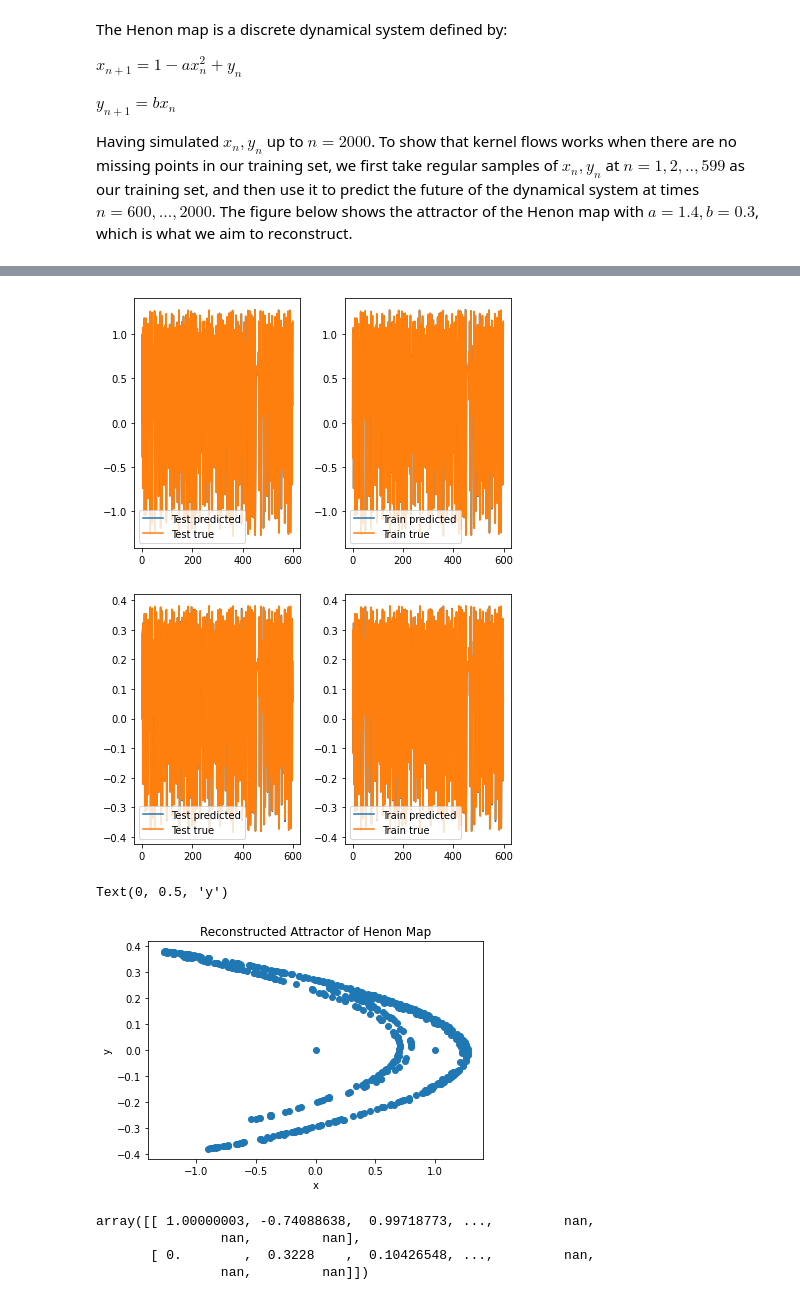
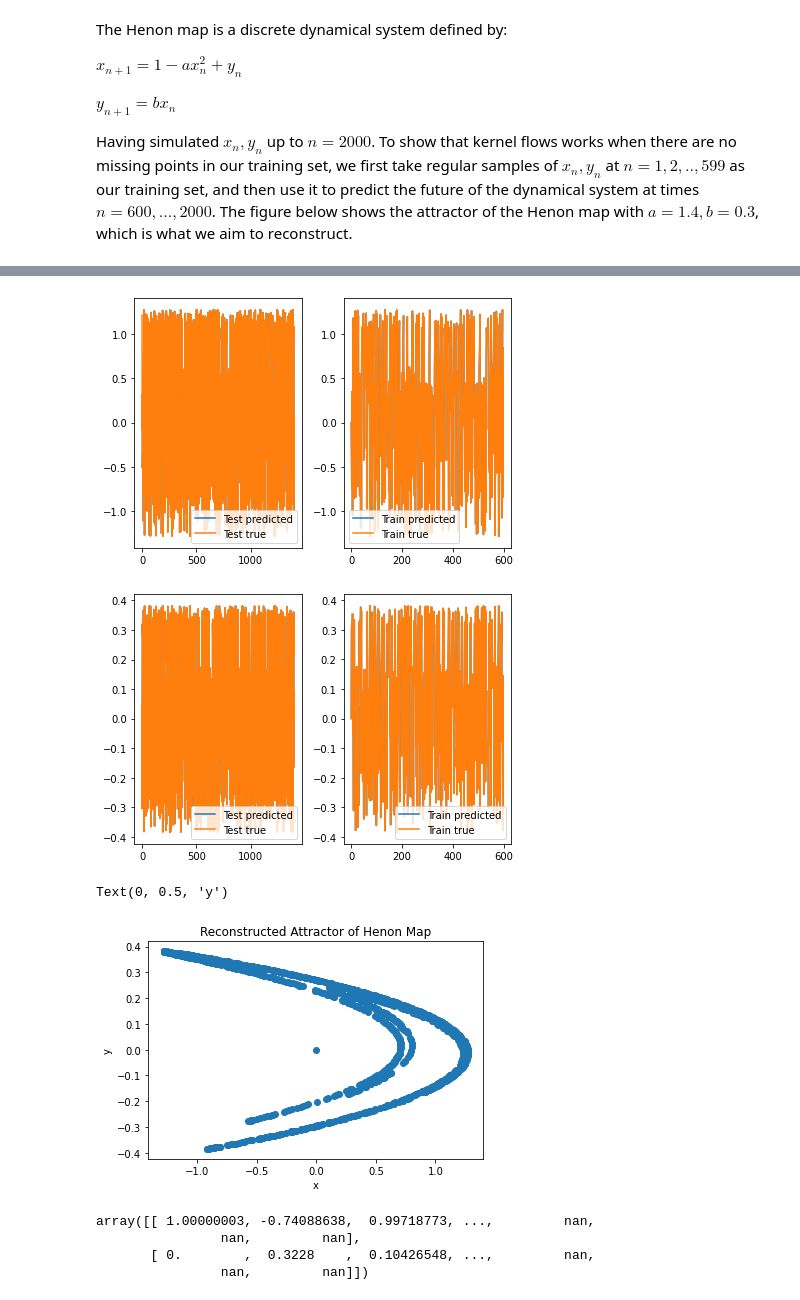
Before and after one commit to jlee1998/Kernel-Flows-for-Irregular-Time-Series, a Jupyter notebook: Kernel_Flows_for_Irregular_Time_Series.ipynb, the cells around one changed output, grey strips where cells are left out. Drawn from its saved outputs; the diff is of its cells as text; code cells hidden in the pictures.

```diff
--- a/Kernel_Flows_for_Irregular_Time_Series.ipynb
+++ b/Kernel_Flows_for_Irregular_Time_Series.ipynb
@@ -258,7 +258,7 @@ def Henon(T, dt, N_sims,a,b):
     N_t  = int(T//dt)
     sims = np.zeros((N_sims, N_t, 2))
     for i in range(1,N_t):
-      sims[:, i] = np.array([1-a*sims[:,i-1,0]**2+sims[:,i-1,1],b*sims[:,i-1,0]]).T
+      sims[:, i] = np.array([1-a*(1-a*sims[:,i-1,0]**2+sims[:,i-1,1])**2+b*sims[:,i-1,0],b*(1-a*sims[:,i-1,0]**2+sims[:,i-1,1])]).T
     return sims.astype(np.float32)
 # %%
 # generate dataset
@@ -266,7 +266,7 @@ Data = Henon(T=200, dt=0.1,N_sims=1,a=1.4,b=0.3)[0]
 #train test split
 observed_data= Data[0::2]
 train_data = Data[:600,:].T
-test_data = Data[:600,:].T
+test_data = Data[600:,:].T
 #times
 Times = np.linspace(1,2000-1,2000-1)
 #take random subset
@@ -396,6 +402,9 @@ def rho(parameters, matrix_data, Y_data, sample_indices,  kernel_keyword= "RBF",
     #print(1-top/bottom)
     return 1 - top/bottom
 
+
+
+
 def l2(parameters, matrix_data, Y, batch_indices, sample_indices, kernel_keyword = "RBF"):
     X_sample = matrix_data[sample_indices]
     Y_sample = Y[sample_indices]
@@ -497,6 +506,7 @@ class KernelFlowsP():
                 adaptive_counter= 0
 
             # Create a batch and a sample
+            #print(X.shape)
             sample_indices, batch_indices = batch_creation(X, batch_size, sample_proportion = sample_size)
             X_data = X[batch_indices]
             Y_data = Y[batch_indices]
@@ -721,14 +731,11 @@ def test_error_model_anl3(test_data,train_X,delay,k_matrix,A,param,normalize):
 
 
 if __name__ == '__main__':
-    #train_data = np.load('POD_Coeffs_train.npy')
-    #test_data = np.load('POD_Coeffs_test.npy')
 
     # Set delay
-    delay = 2
-    regu_lambda = 1000
-    noptsteps = 5000
-    #noptsteps = len(train_times)
+    delay = 1
+    regu_lambda = 0.0000001
+    noptsteps = 1000
 
     # Fit on training data
     k_matrix, A, param, normalize, train_X = fit_data_anl3(train_data,delay,regu_lambda,noptsteps)
@@ -736,17 +743,9 @@ if __name__ == '__main__':
     # Predict and get error on training data
     predicted_train = test_fit_anl3(train_data, train_X, delay, k_matrix, A, param, normalize)
 
-
-    #np.save('RKHS_Train_Prediction.npy',predicted_train)
-    #train_error = np.abs(predicted_train-train_data)
-    #np.save('RKHS_Train_Error.npy',train_error)
-    #test_data= Data[:600,:].T
-
     # Predict testing data
     predicted_test = test_fit_anl3(test_data, train_X, delay, k_matrix, A, param, normalize)
-    #np.save('RKHS_Test_Prediction.npy',predicted_test)
     test_error = np.abs(predicted_test-test_data)
-   # np.save('RKHS_Test_Error.npy',train_error)
 
     # Visualize the modal predictions
     for mode_num in range(2):
@@ -760,18 +759,5 @@ if __name__ == '__main__':
         ax[1].legend()
         plt.tight_layout()
         plt.show()
-
-    #exit()
-
-    # Fit an error model
-    #k_matrix_err, A_err, param_err, normalize_err, train_X_err = fit_error_model_anl3(train_data,train_error,delay,regu_lambda,noptsteps)
-
-    # Predict the error on train data
-    #predicted_train_error = test_error_model_anl3(train_data, train_X_err,
-    #                                    delay, k_matrix_err, A_err, param_err, normalize_err)
-
-    # Predict the error on test data
-    #predicted_test_error = test_error_model_anl3(test_data, train_X_err,
-    #                                    delay, k_matrix_err, A_err, param_err, normalize_err)
 # %% [output]
 parameters  [1. 1. 1. 1. 1. 1. 1. 1. 1. 1. 1. 1. 1. 1. 1. 1. 1. 1. 1. 1. 1. 1. 1. 1.]
@@ -794,5 +780,5 @@ parameters  [0.91561104 1.15498315 1.71539785 1.64421221 0.87933833 1.04150584
-[figure, old version]
+[figure, new version]
-[figure, old version]
+[figure, new version]
 # %%
 plt.scatter(predicted_test[0,:],predicted_test[1,:])
 plt.title("Reconstructed Attractor of Henon Map")
@@ -800,7 +786,7 @@ plt.xlabel("x")
 plt.ylabel("y")
 # %% [output]
 Text(0, 0.5, 'y')
-[figure, old version]
+[figure, new version]
 # %%
 predicted_test
 # %% [output]
```
Also changed, not shown: parts of 31 cells of this notebook.
